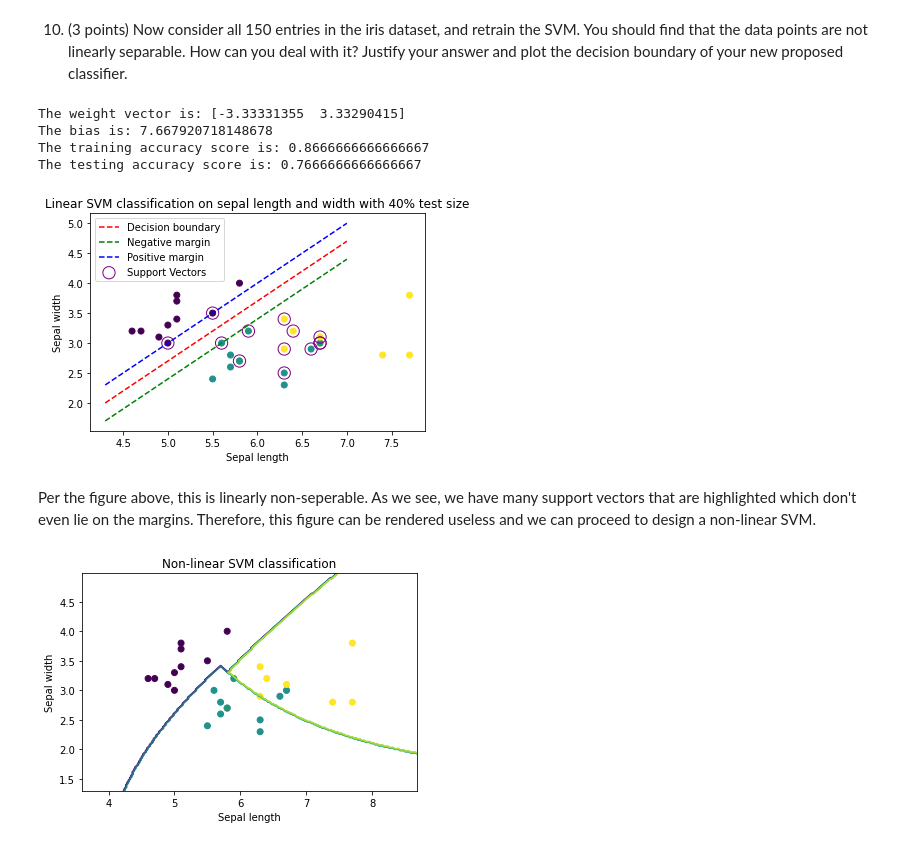
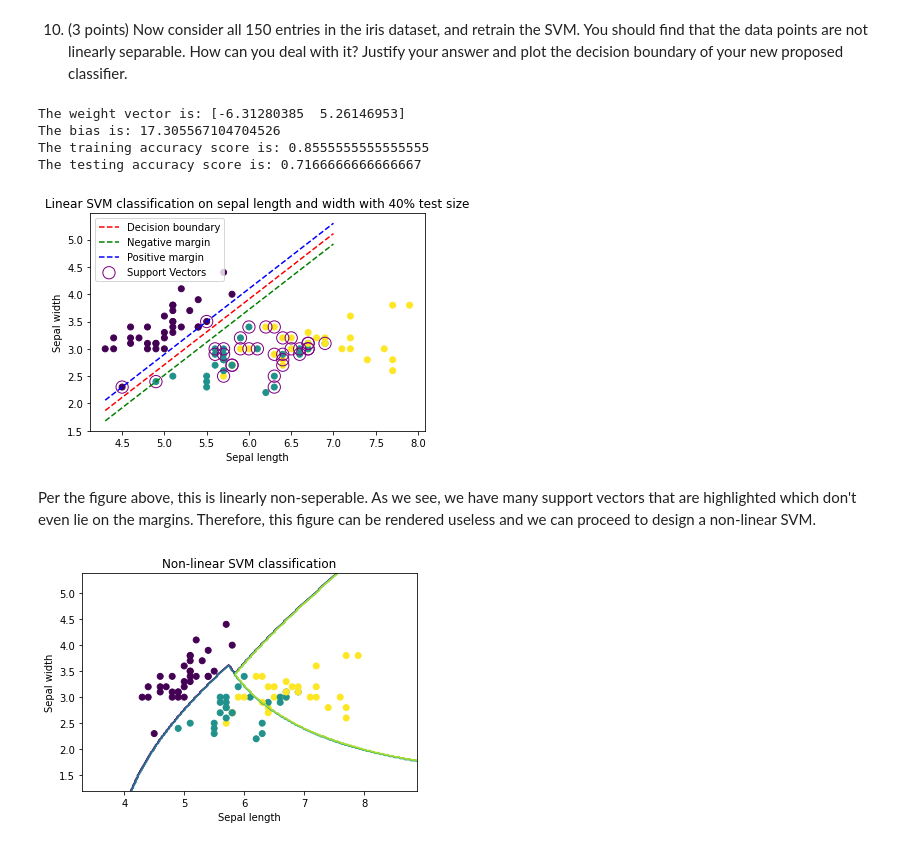
Before and after one commit to shadman-kaif/Machine-Learning-Labs, a Jupyter notebook: A3/ECE421_A3.ipynb, the cells around one changed output. Cells and saved outputs as stored; diff of their text form; code cells hidden in the pictures.

```diff
--- a/A3/ECE421_A3.ipynb
+++ b/A3/ECE421_A3.ipynb
@@ -270,7 +270,7 @@ Justify your answer and plot the decision boundary of your new proposed classifi
 # Load all 150 entries in the iris dataset
 data, targets = datasets.load_iris(return_X_y=True)
 data = data[:, :2]
-x_train, x_test, t_train, t_test = model_selection.train_test_split(data, targets, test_size=0.8, random_state=0)
+x_train, x_test, t_train, t_test = model_selection.train_test_split(data, targets, test_size=0.4, random_state=0)
 
 # SVM function call
 svm_clf = svm.SVC(kernel='linear', C=1000).fit(x_train, t_train)
@@ -298,38 +298,38 @@ plt.xlabel("Sepal length")
 plt.ylabel("Sepal width")
 plt.plot(x_values, y_values, 'k', color='red', linestyle='dashed', label="Decision boundary")
 
 # Find the top and bottom margins
 decision = np.sqrt(np.sum(weights ** 2))
 decision_lower = y_values - 1/w2
 decision_upper = y_values + 1/w2
 
 # Plot
 plt.plot(x_values, decision_lower, 'k', color='green', linestyle='dashed', label="Negative margin")
 plt.plot(x_values, decision_upper, 'k', color='blue', linestyle='dashed', label="Positive margin")
 plt.title("Linear SVM classification on sepal length and width with 40% test size")
 
 # Circle the support vectors
 plt.scatter(svm_clf.support_vectors_[:,0], svm_clf.support_vectors_[:,1], s=150, facecolors='none', edgecolors='purple', label='Support Vectors')
 
 plt.legend()
 
 # Print the weight vector and bias
 print("The weight vector is: " + str(weights))
 print("The bias is: " + str(bias))
 
 # Training accuracy
 training_accuracy = svm_clf.score(x_train, t_train)
 print("The training accuracy score is: " + str(training_accuracy))
 
 # Testing accuracy
 testing_accuracy = svm_clf.score(x_test, t_test)
 print("The testing accuracy score is: " + str(testing_accuracy))
 # %% [output]
-The weight vector is: [-3.33331355  3.33290415]
-The bias is: 7.667920718148678
-The training accuracy score is: 0.8666666666666667
-The testing accuracy score is: 0.7666666666666667
+The weight vector is: [-6.31280385  5.26146953]
+The bias is: 17.305567104704526
+The training accuracy score is: 0.8555555555555555
+The testing accuracy score is: 0.7166666666666667
-[figure, old version]
+[figure, new version]
 # %% [markdown]
 Per the figure above, this is linearly non-seperable. As we see, we have many support vectors that are highlighted which don't even lie on the margins. Therefore, this figure can be rendered useless and we can proceed to design a non-linear SVM.
 # %%
@@ -352,4 +352,4 @@ plt.contour(xx, yy, z)
 plt.title("Non-linear SVM classification")
 plt.show()
 # %% [output]
-[figure, old version]
+[figure, new version]
```
Also changed, not shown: 4 other files.
